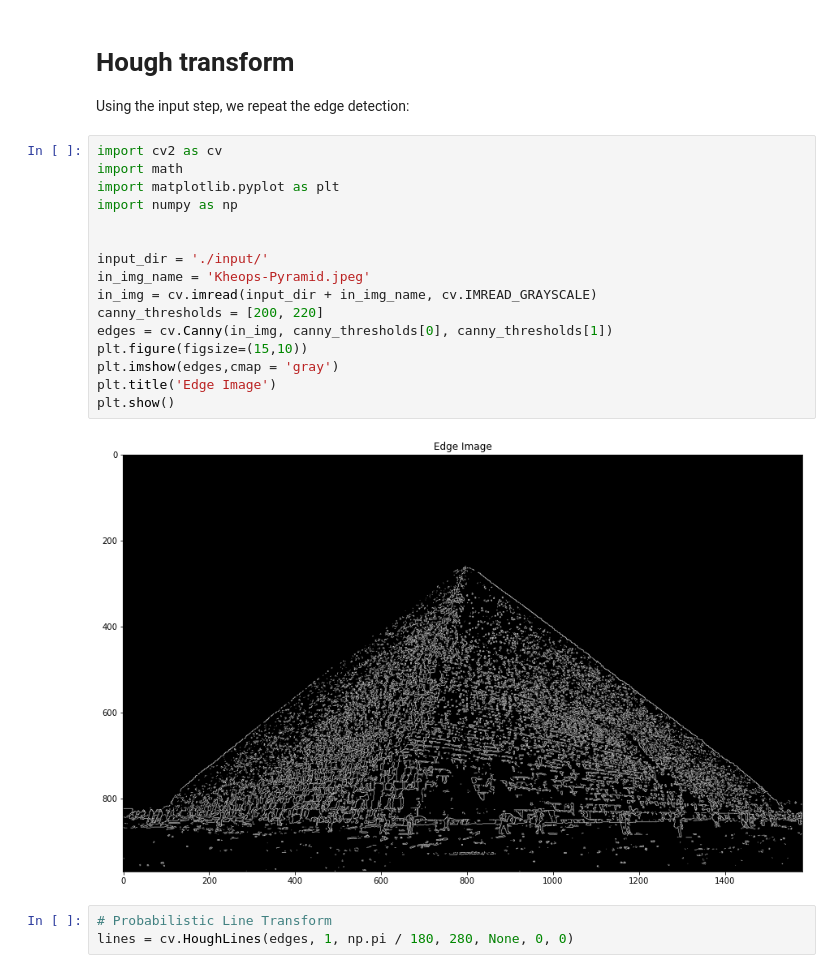
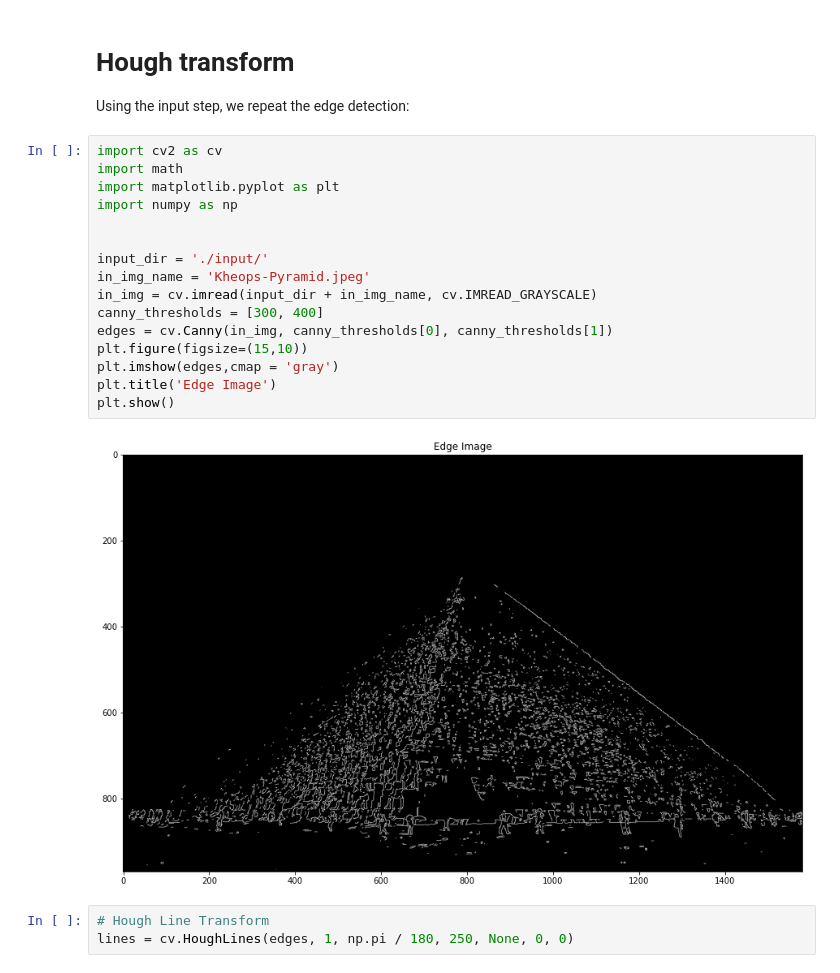
Before and after one commit to malinbranduse/hough_transform, a Jupyter notebook: hough.ipynb, the cells around one changed output. Saved outputs shown, nothing was run; the diff lists cells and outputs as text.

```diff
--- a/hough.ipynb
+++ b/hough.ipynb
@@ -5,23 +5,23 @@ Using the input step, we repeat the edge detection:
 # %%
 import cv2 as cv
 import math
 import matplotlib.pyplot as plt
 import numpy as np
 
 
 input_dir = './input/'
 in_img_name = 'Kheops-Pyramid.jpeg'
 in_img = cv.imread(input_dir + in_img_name, cv.IMREAD_GRAYSCALE)
-canny_thresholds = [200, 220]
+canny_thresholds = [300, 400]
 edges = cv.Canny(in_img, canny_thresholds[0], canny_thresholds[1])
 plt.figure(figsize=(15,10))
 plt.imshow(edges,cmap = 'gray')
 plt.title('Edge Image')
 plt.show()
 # %% [output]
-[figure, old version]
+[figure, new version]
 # %%
-# Probabilistic Line Transform
-lines = cv.HoughLines(edges, 1, np.pi / 180, 280, None, 0, 0)
+# Hough Line Transform
+lines = cv.HoughLines(edges, 1, np.pi / 180, 250, None, 0, 0)
 # %%
 output = cv.cvtColor(edges, cv.COLOR_GRAY2BGR)
```
Also changed, not shown: parts of 1 cell of this notebook, 2 other files.
